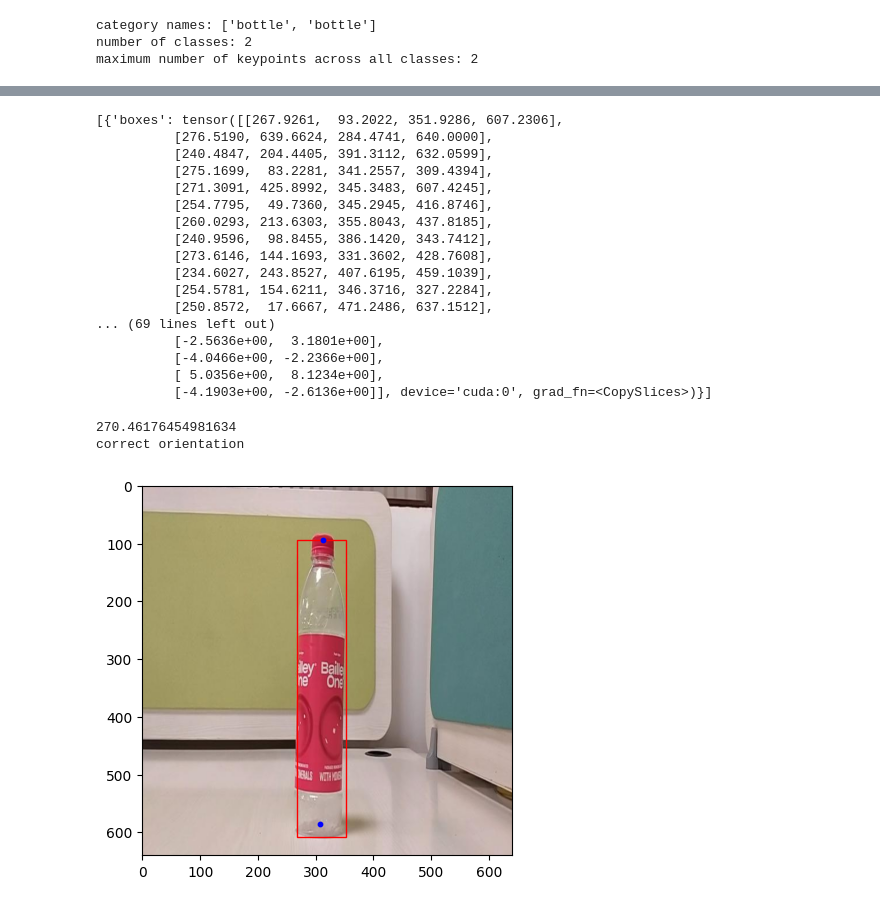
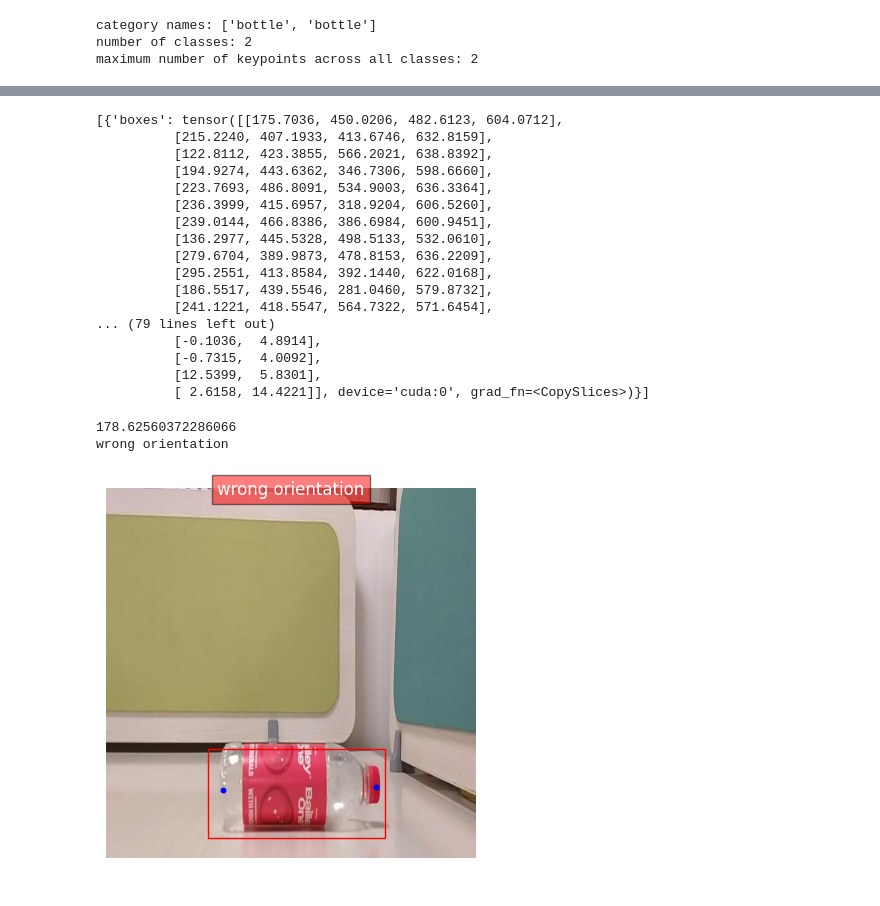
Before and after one commit to christopher192/computer-vision-deep-learning-project, a Jupyter notebook: project/keypoint_detection/bottle_orientation/training.ipynb, the cells around one changed output, grey strips where cells are left out. Cells and saved outputs as stored; diff of their text form; code cells hidden in the pictures.

```diff
--- a/project/keypoint_detection/bottle_orientation/training.ipynb
+++ b/project/keypoint_detection/bottle_orientation/training.ipynb
@@ -136,7 +141,8 @@ model.roi_heads.box_predictor = torchvision.models.detection.faster_rcnn.FastRCN
 in_features_keypoint = model.roi_heads.keypoint_predictor.kps_score_lowres.in_channels
 model.roi_heads.keypoint_predictor = torchvision.models.detection.keypoint_rcnn.KeypointRCNNPredictor(in_features_keypoint, max_keypoints)
 # %%
-model = model.to(device)  # move model to the correct device
+device = torch.device("cuda" if torch.cuda.is_available() else "cpu")
+model = model.to(device) # move model to the correct device
 
 selected_keys = ['boxes', 'labels', 'keypoints']
 
@@ -178,6 +184,7 @@ for epoch in range(num_epochs):
                         k = k.cpu().numpy()
                         plt.scatter(k[0], k[1], s = 10, c = 'blue', marker = 'o')
 
+                plt.axis('off')
                 plt.show()
 
         # forward + backward + optimize
@@ -203,27 +210,27 @@ epoch 5, Loss: 2.7376
 # %%
-validation_dataset[0][0].shape
+# get prediction result
+model.eval()
 
-model.eval()
-prediction = model([validation_dataset[15][0].to(device)])
+prediction = model([validation_dataset[12][0].to(device)])
 prediction
 # %% [output]
-[{'boxes': tensor([[267.9261,  93.2022, 351.9286, 607.2306],
-          [276.5190, 639.6624, 284.4741, 640.0000],
-          [240.4847, 204.4405, 391.3112, 632.0599],
-          [275.1699,  83.2281, 341.2557, 309.4394],
-          [271.3091, 425.8992, 345.3483, 607.4245],
-          [254.7795,  49.7360, 345.2945, 416.8746],
-          [260.0293, 213.6303, 355.8043, 437.8185],
-          [240.9596,  98.8455, 386.1420, 343.7412],
-          [273.6146, 144.1693, 331.3602, 428.7608],
-          [234.6027, 243.8527, 407.6195, 459.1039],
-          [254.5781, 154.6211, 346.3716, 327.2284],
-          [250.8572,  17.6667, 471.2486, 637.1512],
-... (69 lines left out)
-          [-2.5636e+00,  3.1801e+00],
-          [-4.0466e+00, -2.2366e+00],
-          [ 5.0356e+00,  8.1234e+00],
-          [-4.1903e+00, -2.6136e+00]], device='cuda:0', grad_fn=<CopySlices>)}]
+[{'boxes': tensor([[175.7036, 450.0206, 482.6123, 604.0712],
+          [215.2240, 407.1933, 413.6746, 632.8159],
+          [122.8112, 423.3855, 566.2021, 638.8392],
+          [194.9274, 443.6362, 346.7306, 598.6660],
+          [223.7693, 486.8091, 534.9003, 636.3364],
+          [236.3999, 415.6957, 318.9204, 606.5260],
+          [239.0144, 466.8386, 386.6984, 600.9451],
+          [136.2977, 445.5328, 498.5133, 532.0610],
+          [279.6704, 389.9873, 478.8153, 636.2209],
+          [295.2551, 413.8584, 392.1440, 622.0168],
+          [186.5517, 439.5546, 281.0460, 579.8732],
+          [241.1221, 418.5547, 564.7322, 571.6454],
+... (79 lines left out)
+          [-0.1036,  4.8914],
+          [-0.7315,  4.0092],
+          [12.5399,  5.8301],
+          [ 2.6158, 14.4221]], device='cuda:0', grad_fn=<CopySlices>)}]
 # %%
 def calculate_angle(x1, y1, x2, y2):
     # calculate the differences in coordinates
@@ -241,43 +248,54 @@ def calculate_angle(x1, y1, x2, y2):
 
     return mapped_angle
 # %%
-image = validation_dataset[15][0].cpu().numpy().transpose((1, 2, 0))
+image = validation_dataset[12][0].cpu().numpy().transpose((1, 2, 0))
 boxes = prediction[0]['boxes'].cpu().detach().numpy()
 keypoints = prediction[0]['keypoints'].cpu().detach().numpy()
 scores = prediction[0]['scores'].cpu().detach().numpy()
 
 # find the index of the bounding box with the highest score
 max_score_index = scores.argmax()
 
 # select the bounding box and keypoints with the highest score
 max_score_box = boxes[max_score_index]
 max_score_keypoints = keypoints[max_score_index]
 
 fig, ax = plt.subplots(1)
 ax.imshow(image)
 
 top_x, top_y = max_score_keypoints[0][0], max_score_keypoints[0][1]
 bottom_x, bottom_y = max_score_keypoints[1][0], max_score_keypoints[1][1]
 
-angle = calculate_angle(bottom_x, bottom_y, top_x, top_y)
+orientation = ""
+angle = calculate_angle(top_x, top_y, bottom_x, bottom_y)
 print(angle)
 
-if 0 <= angle <= 85 or 95 <= angle <= 185:
+# check orentation
+if 0 <= angle <= 85 or 95 <= angle <= 185: # angle close to 0 or 180 degrees
+    orientation = "wrong orientation"
     print("wrong orientation")
-elif 85 <= angle <= 95 or 265 <= angle <= 275:
+elif 85 <= angle <= 95 or 265 <= angle <= 275: # angle close to 90 degrees
+    orientation = "correct orientation"
     print("correct orientation")
 
 # draw the bounding box with the highest score
 rect = patches.Rectangle((max_score_box[0], max_score_box[1]), max_score_box[2] - max_score_box[0], max_score_box[3] - max_score_box[1],
     linewidth = 1, edgecolor = 'r', facecolor = 'none')
 ax.add_patch(rect)
 
 # draw the keypoints for the bounding box with the highest score
 for k in max_score_keypoints:
     plt.scatter(k[0], k[1], s = 10, c = 'blue', marker = 'o')
 
+# calculate the middle x-coordinate of the image
+middle_x = image.shape[1] / 2
+
+# display the orientation on top middle of the image
+plt.text(middle_x, 10, orientation, color = 'white', fontsize = 12, ha='center', bbox = dict(facecolor = 'red', alpha = 0.5))
+
+plt.axis('off')
 plt.show()
 # %% [output]
-270.46176454981634
-correct orientation
+178.62560372286066
+wrong orientation
-[figure, old version]
+[figure, new version]
```
Also changed, not shown: parts of 9 cells of this notebook, 2 other files.
